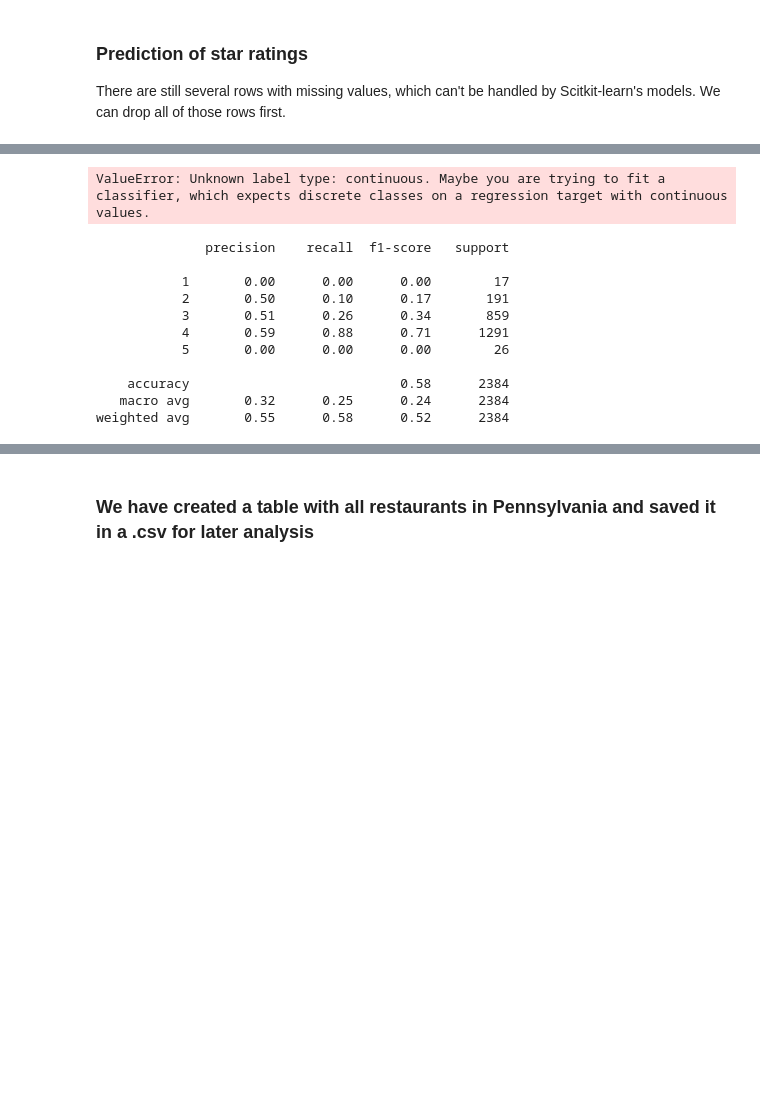
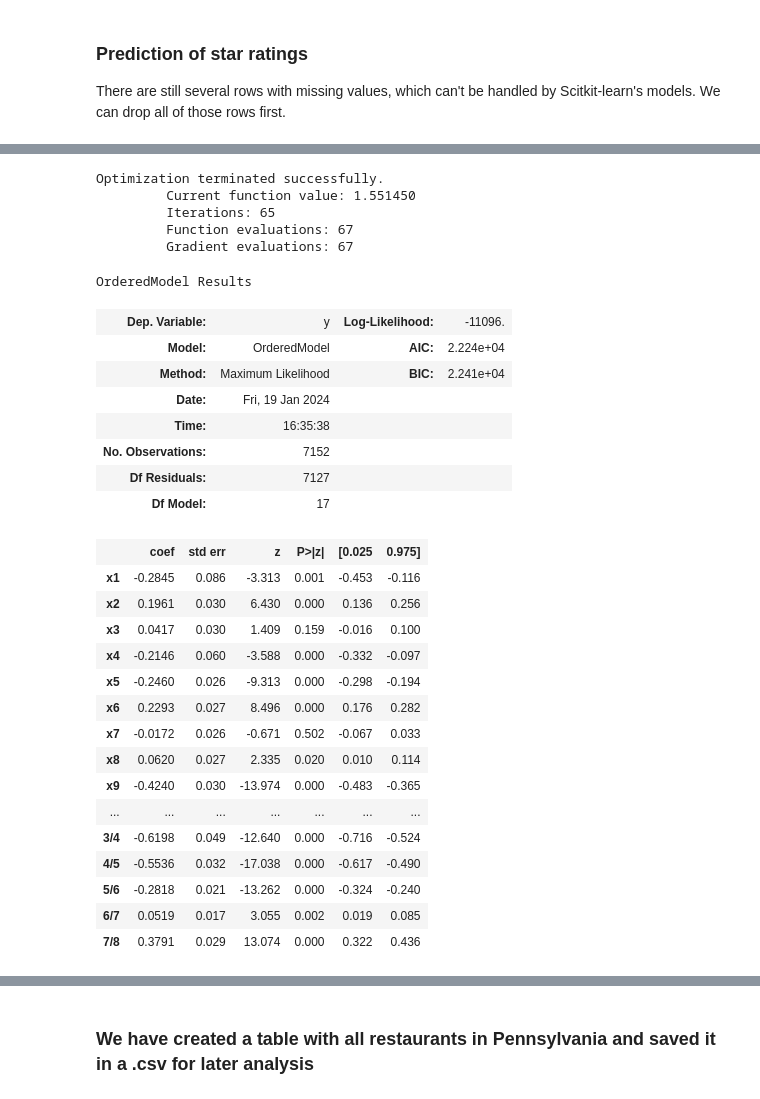
Before and after one commit to raska0010/yelp-customer-reviews, a Jupyter notebook: data_cleaning.ipynb, the cells around one changed output, grey strips where cells are left out. Cells and saved outputs as stored; diff of their text form; code cells hidden in the pictures; blank space fills up the shorter version.

```diff
--- a/data_cleaning.ipynb
+++ b/data_cleaning.ipynb
@@ -283 +291,36 @@ def split_X_y(dataframe, oversample=False):
+# %%
+model = OrderedModel(y_train, X_train, distr='probit')
+res_model = model.fit(method='bfgs')
+res_model.summary()
+# %% [output]
+Optimization terminated successfully.
+         Current function value: 1.551450
+         Iterations: 65
+         Function evaluations: 67
+         Gradient evaluations: 67
+OrderedModel Results
+| Dep. Variable: | y | Log-Likelihood: | -11096. |
+| Model: | OrderedModel | AIC: | 2.224e+04 |
+| Method: | Maximum Likelihood | BIC: | 2.241e+04 |
+| Date: | Fri, 19 Jan 2024 |  |  |
+| Time: | 16:35:38 |  |  |
+| No. Observations: | 7152 |  |  |
+| Df Residuals: | 7127 |  |  |
+| Df Model: | 17 |  |  |
+|  | coef | std err | z | P>|z| | [0.025 | 0.975] |
+| x1 | -0.2845 | 0.086 | -3.313 | 0.001 | -0.453 | -0.116 |
+| x2 | 0.1961 | 0.030 | 6.430 | 0.000 | 0.136 | 0.256 |
+| x3 | 0.0417 | 0.030 | 1.409 | 0.159 | -0.016 | 0.100 |
+| x4 | -0.2146 | 0.060 | -3.588 | 0.000 | -0.332 | -0.097 |
+| x5 | -0.2460 | 0.026 | -9.313 | 0.000 | -0.298 | -0.194 |
+| x6 | 0.2293 | 0.027 | 8.496 | 0.000 | 0.176 | 0.282 |
+| x7 | -0.0172 | 0.026 | -0.671 | 0.502 | -0.067 | 0.033 |
+| x8 | 0.0620 | 0.027 | 2.335 | 0.020 | 0.010 | 0.114 |
+| x9 | -0.4240 | 0.030 | -13.974 | 0.000 | -0.483 | -0.365 |
+| ... | ... | ... | ... | ... | ... | ... |
+| 3/4 | -0.6198 | 0.049 | -12.640 | 0.000 | -0.716 | -0.524 |
+| 4/5 | -0.5536 | 0.032 | -17.038 | 0.000 | -0.617 | -0.490 |
+| 5/6 | -0.2818 | 0.021 | -13.262 | 0.000 | -0.324 | -0.240 |
+| 6/7 | 0.0519 | 0.017 | 3.055 | 0.002 | 0.019 | 0.085 |
+| 7/8 | 0.3791 | 0.029 | 13.074 | 0.000 | 0.322 | 0.436 |
 # %%
@@ -288,5 +333,0 @@ from sklearn.linear_model import LogisticRegression
-# %%
-lg_model = LogisticRegression(multi_class='multinomial')
-lg_model.fit(X_train, y_train)
-# %% [output]
-ValueError: Unknown label type: continuous. Maybe you are trying to fit a classifier, which expects discrete classes on a regression target with continuous values.
@@ -295,14 +333,0 @@ y_pred  = lg_model.predict(X_test)
-# %%
-print(classification_report(y_test, y_pred))
-# %% [output]
-              precision    recall  f1-score   support
-
-           1       0.00      0.00      0.00        17
-           2       0.50      0.10      0.17       191
-           3       0.51      0.26      0.34       859
-           4       0.59      0.88      0.71      1291
-           5       0.00      0.00      0.00        26
-
-    accuracy                           0.58      2384
-   macro avg       0.32      0.25      0.24      2384
-weighted avg       0.55      0.58      0.52      2384
```
Also changed, not shown: parts of 43 cells of this notebook.
